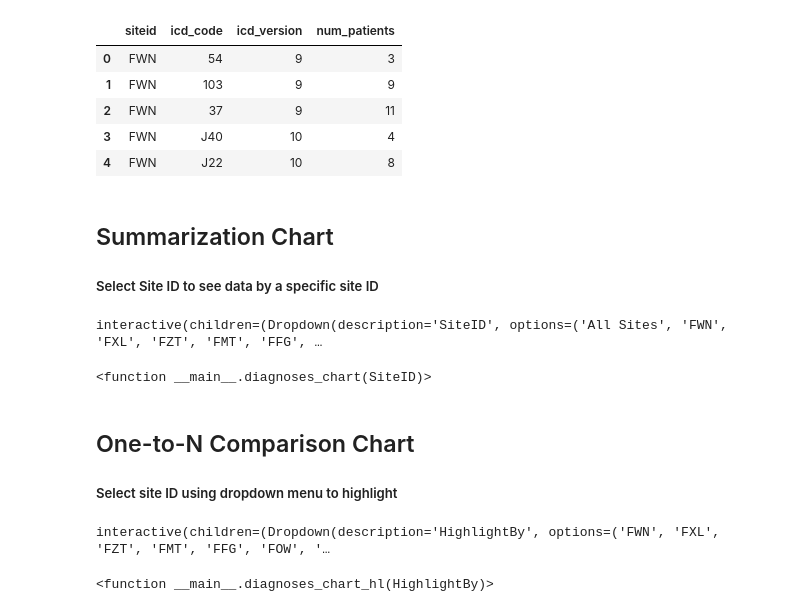
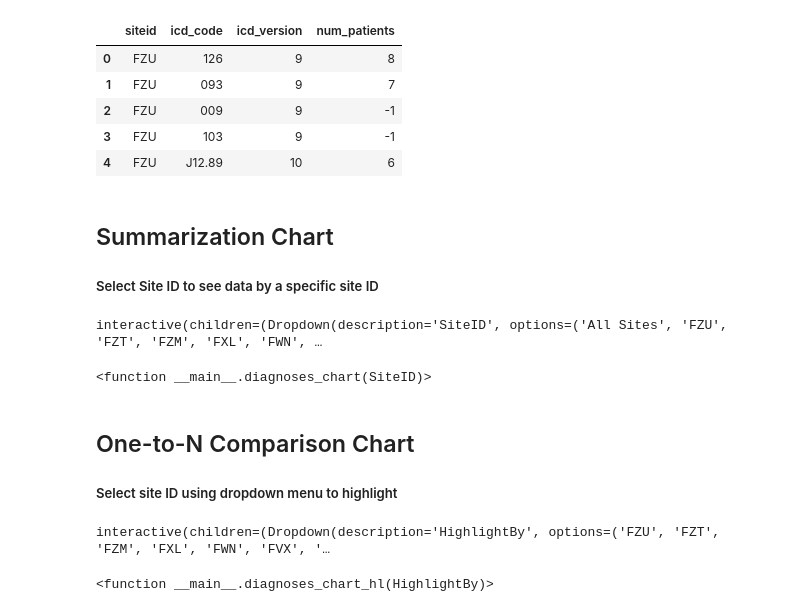
Before and after one commit to covidclinical/visualization-notebooks, a Jupyter notebook: notebooks/05_diagnoses_by_site.ipynb, the cells around one changed output. Saved outputs shown, nothing was run; the diff lists cells and outputs as text; code cells hidden in the pictures.

```diff
--- a/notebooks/05_diagnoses_by_site.ipynb
+++ b/notebooks/05_diagnoses_by_site.ipynb
@@ -34,20 +10,21 @@ SITE_IDS = SITE_IDS_IN_DIR.DIAGNOSES
 # %%
-df = read_full_diagnoses_df(SITE_IDS)
+df = read_latest_diagnoses_df()
+SITE_IDS = df[COLUMNS.SITE_ID].unique().tolist()
 
 # Columns
 siteid = COLUMNS.SITE_ID
 icd_code = COLUMNS.ICD_CODE
 icd_version = COLUMNS.ICD_VERSION
 num_patients = COLUMNS.NUM_PATIENTS
 
 df.head()
 # %% [output]
 |  | siteid | icd_code | icd_version | num_patients |
-| 0 | FWN | 54 | 9 | 3 |
-| 1 | FWN | 103 | 9 | 9 |
-| 2 | FWN | 37 | 9 | 11 |
-| 3 | FWN | J40 | 10 | 4 |
-| 4 | FWN | J22 | 10 | 8 |
+| 0 | FZU | 126 | 9 | 8 |
+| 1 | FZU | 093 | 9 | 7 |
+| 2 | FZU | 009 | 9 | -1 |
+| 3 | FZU | 103 | 9 | -1 |
+| 4 | FZU | J12.89 | 10 | 6 |
 # %% [markdown]
 ## Summarization Chart
 ##### Select Site ID to see data by a specific site ID
@@ -101,7 +78,7 @@ def diagnoses_chart(SiteID):
 
 interact(diagnoses_chart, SiteID=["All Sites"] + SITE_IDS, )
 # %% [output]
-interactive(children=(Dropdown(description='SiteID', options=('All Sites', 'FWN', 'FXL', 'FZT', 'FMT', 'FFG', …
+interactive(children=(Dropdown(description='SiteID', options=('All Sites', 'FZU', 'FZT', 'FZM', 'FXL', 'FWN', …
 <function __main__.diagnoses_chart(SiteID)>
 # %% [markdown]
 ## One-to-N Comparison Chart
@@ -146,7 +123,7 @@ def diagnoses_chart_hl(HighlightBy):
 
 interact(diagnoses_chart_hl, HighlightBy=SITE_IDS, )
 # %% [output]
-interactive(children=(Dropdown(description='HighlightBy', options=('FWN', 'FXL', 'FZT', 'FMT', 'FFG', 'FOW', '…
+interactive(children=(Dropdown(description='HighlightBy', options=('FZU', 'FZT', 'FZM', 'FXL', 'FWN', 'FVX', '…
 <function __main__.diagnoses_chart_hl(HighlightBy)>
 # %%
 # Mouseover effect
```
Also changed, not shown: parts of 2 cells of this notebook.
